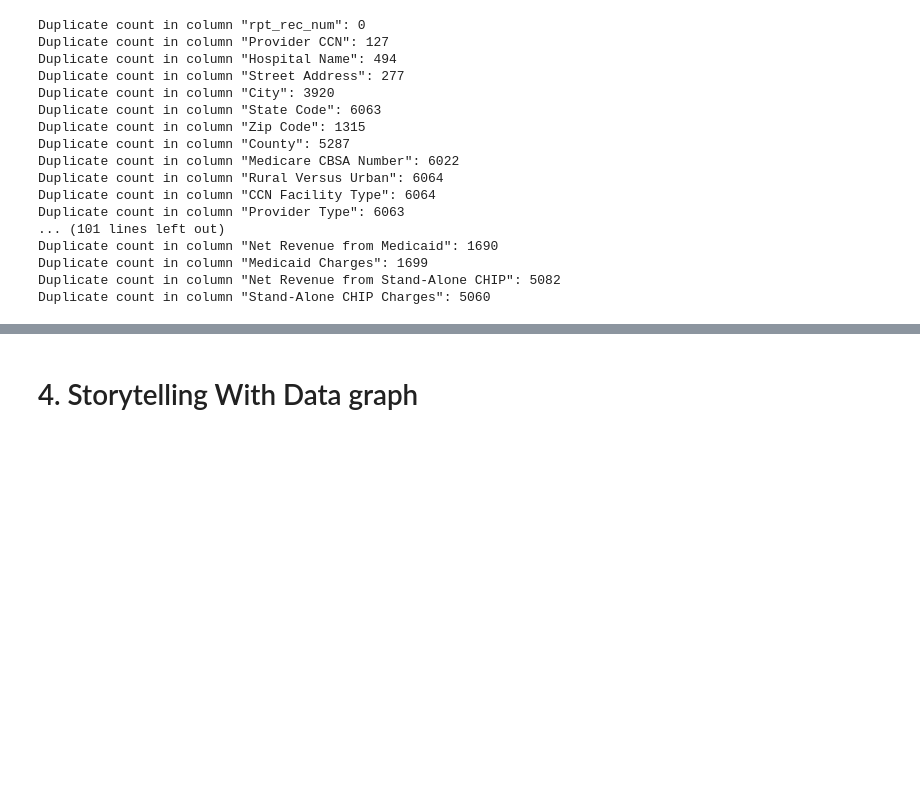
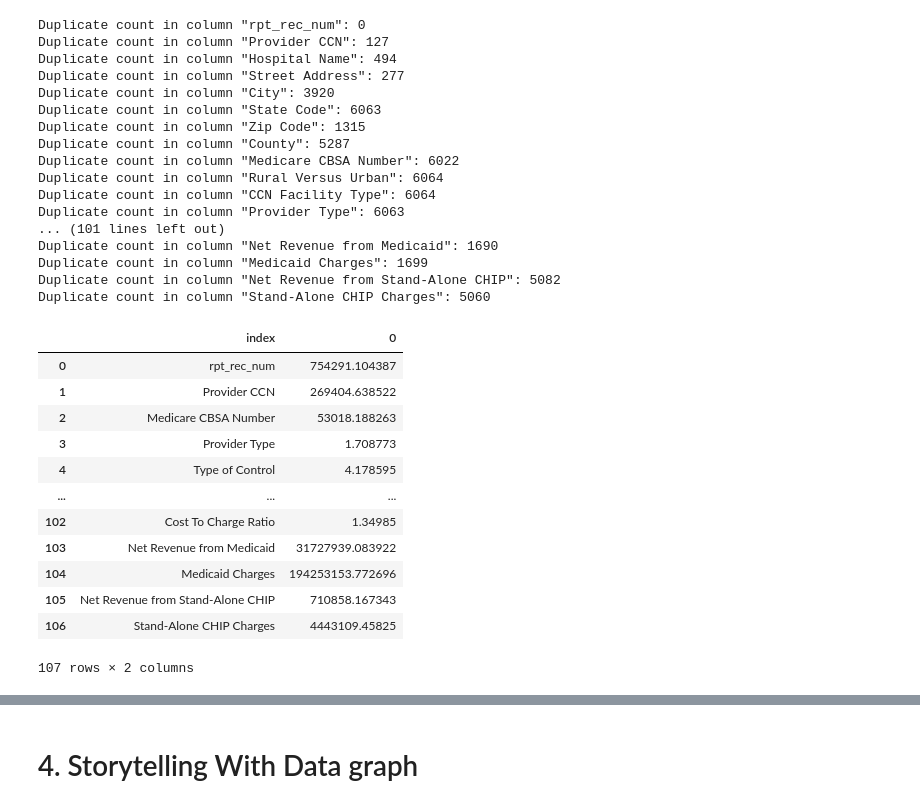
Before and after one commit to tware5-star/Module-B-semester-2, a Jupyter notebook: OMDS-ModB2-Week2-Ware-Tiffany.ipynb, the cells around one changed output, grey strips where cells are left out. Cells and saved outputs as stored; diff of their text form; code cells hidden in the pictures; blank space fills up the shorter version.

```diff
--- a/OMDS-ModB2-Week2-Ware-Tiffany.ipynb
+++ b/OMDS-ModB2-Week2-Ware-Tiffany.ipynb
@@ -321,4 +321,20 @@ Duplicate count in column "Medicaid Charges": 1699
 Duplicate count in column "Net Revenue from Stand-Alone CHIP": 5082
 Duplicate count in column "Stand-Alone CHIP Charges": 5060
 # %%
-# Mean, Median and Mode of Each column
+# Mean
+mean = df_provider.mean(numeric_only=True).reset_index() # Return mean of each column
+mean
+# %% [output]
+|  | index | 0 |
+| 0 | rpt_rec_num | 754291.104387 |
+| 1 | Provider CCN | 269404.638522 |
+| 2 | Medicare CBSA Number | 53018.188263 |
+| 3 | Provider Type | 1.708773 |
+| 4 | Type of Control | 4.178595 |
+| ... | ... | ... |
+| 102 | Cost To Charge Ratio | 1.34985 |
+| 103 | Net Revenue from Medicaid | 31727939.083922 |
+| 104 | Medicaid Charges | 194253153.772696 |
+| 105 | Net Revenue from Stand-Alone CHIP | 710858.167343 |
+| 106 | Stand-Alone CHIP Charges | 4443109.45825 |
+107 rows × 2 columns
```
Also changed, not shown: parts of 3 cells of this notebook.
